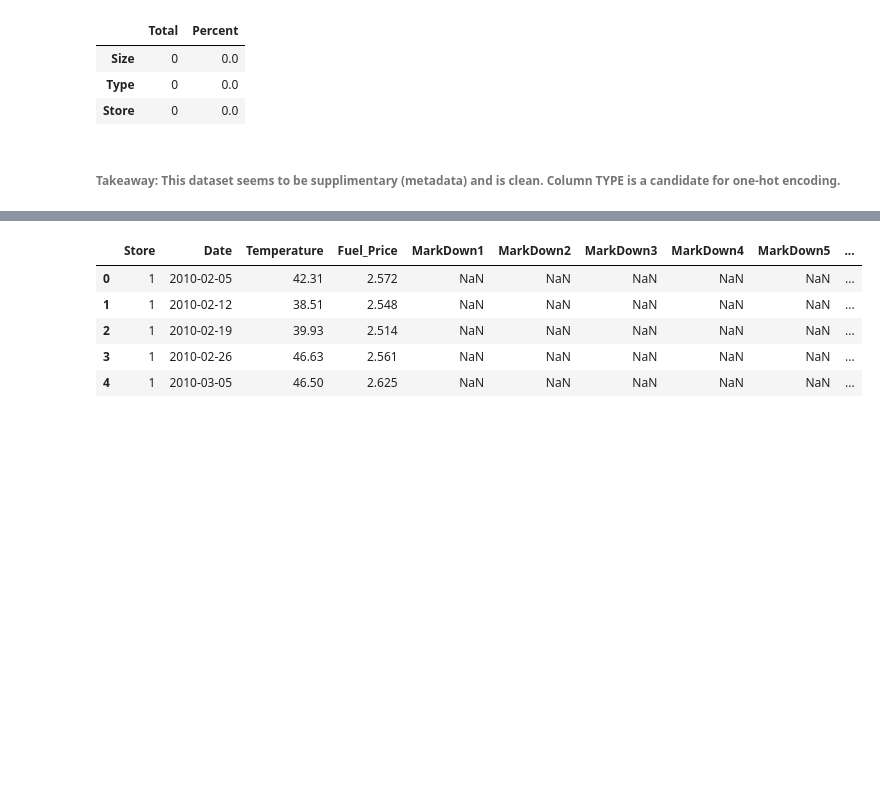
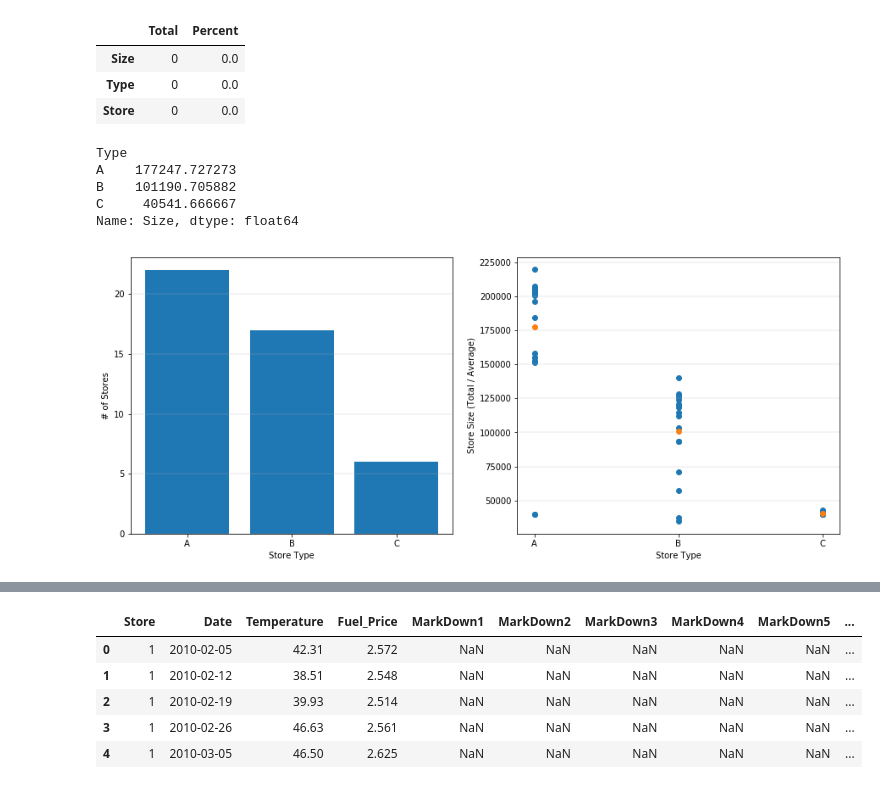
Before and after one commit to nitinx/ml-store-sales-forecast, a Jupyter notebook: WalmartStoreSales.ipynb, the cells around one changed output, grey strips where cells are left out. Drawn from its saved outputs; the diff is of its cells as text; code cells hidden in the pictures; blank space fills up the shorter version.

```diff
--- a/WalmartStoreSales.ipynb
+++ b/WalmartStoreSales.ipynb
@@ -55,7 +261,7 @@ print('Environment:', env)
 Environment: Outside Kaggle
 # %%
 # Read input files
-if env == 'Kaggle':
+if env == 'Kaggle Kernel':
     features = pd.read_csv("/kaggle/input/walmart-recruiting-store-sales-forecasting/features.csv")
     stores = pd.read_csv("/kaggle/input/walmart-recruiting-store-sales-forecasting/stores.csv")
     train = pd.read_csv("/kaggle/input/walmart-recruiting-store-sales-forecasting/train.csv")
@@ -122,5 +328,36 @@ missing_data.head(20)
 | Size | 0 | 0.0 |
 | Type | 0 | 0.0 |
 | Store | 0 | 0.0 |
-# %% [markdown]
-###### Takeaway: This dataset seems to be supplimentary (metadata) and is clean. Column TYPE is a candidate for one-hot encoding.
+# %%
+stores['Size'].groupby(stores['Type']).mean()
+# %% [output]
+Type
+A    177247.727273
+B    101190.705882
+C     40541.666667
+Name: Size, dtype: float64
+# %%
+# Create figure
+#plt.figure()
+#plt.scatter(stores['Type'], stores['Store'])
+#plt.ylabel('Store ID')
+#plt.xlabel('Store Type')
+
+fig, ax = plt.subplots(1, 2, figsize = (15,6))
+ax[0].bar(stores['Type'].unique(), stores['Size'].groupby(stores['Type']).count())
+ax[0].set_ylabel('# of Stores')
+ax[0].set_xlabel('Store Type')
+ax[0].yaxis.grid(True, linewidth=0.3)
+
+ax[1].scatter(stores['Type'], stores['Size'])
+ax[1].scatter(stores['Type'].unique(), stores['Size'].groupby(stores['Type']).mean()) #Store Type Average Store Size Vs
+ax[1].set_ylabel('Store Size (Total / Average)')
+ax[1].set_xlabel('Store Type')
+ax[1].yaxis.grid(True, linewidth=0.3)
+
+#plt.figure(figsize=(6,6))
+#plt.yticks(np.arange(len(features_missing)),features_missing.index,rotation='horizontal')
+#plt.xlabel('fraction of rows with missing data')
+#plt.barh(np.arange(len(features_missing)), features_missing)
+# %% [output]
+[figure, added]
```
Also changed, not shown: parts of 131 cells of this notebook.
